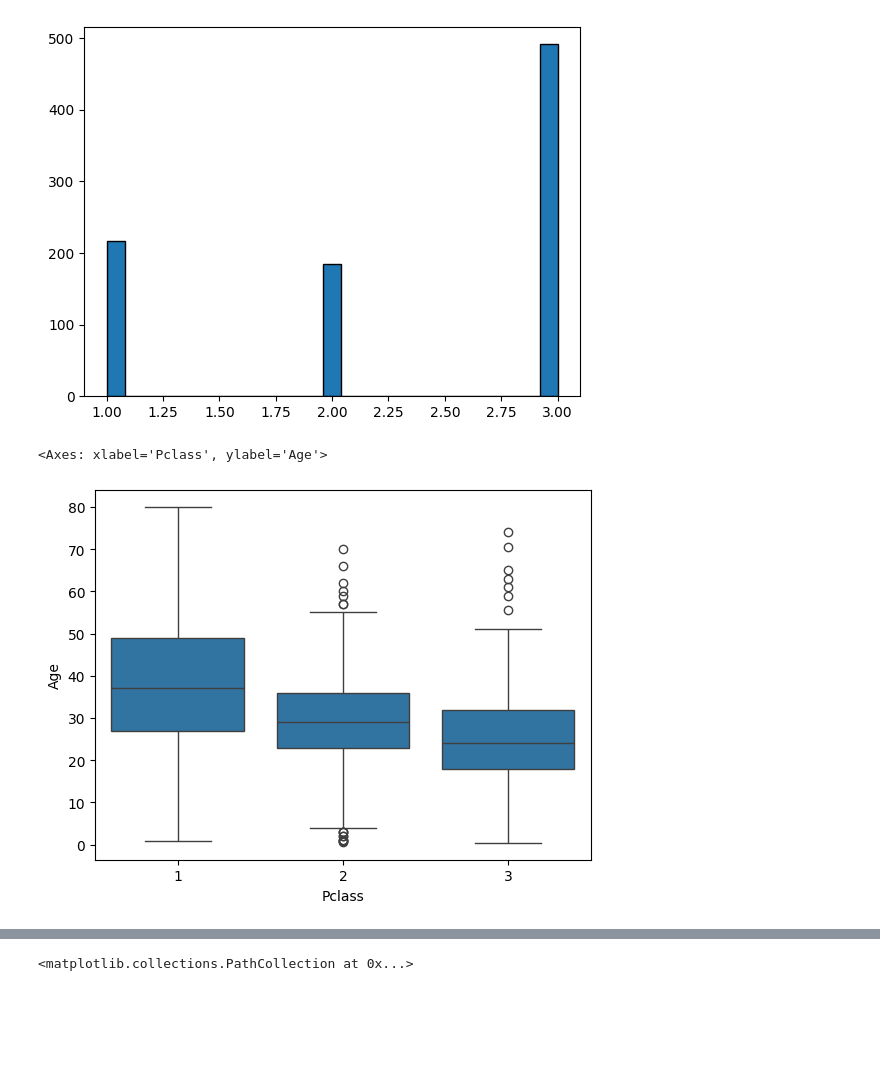
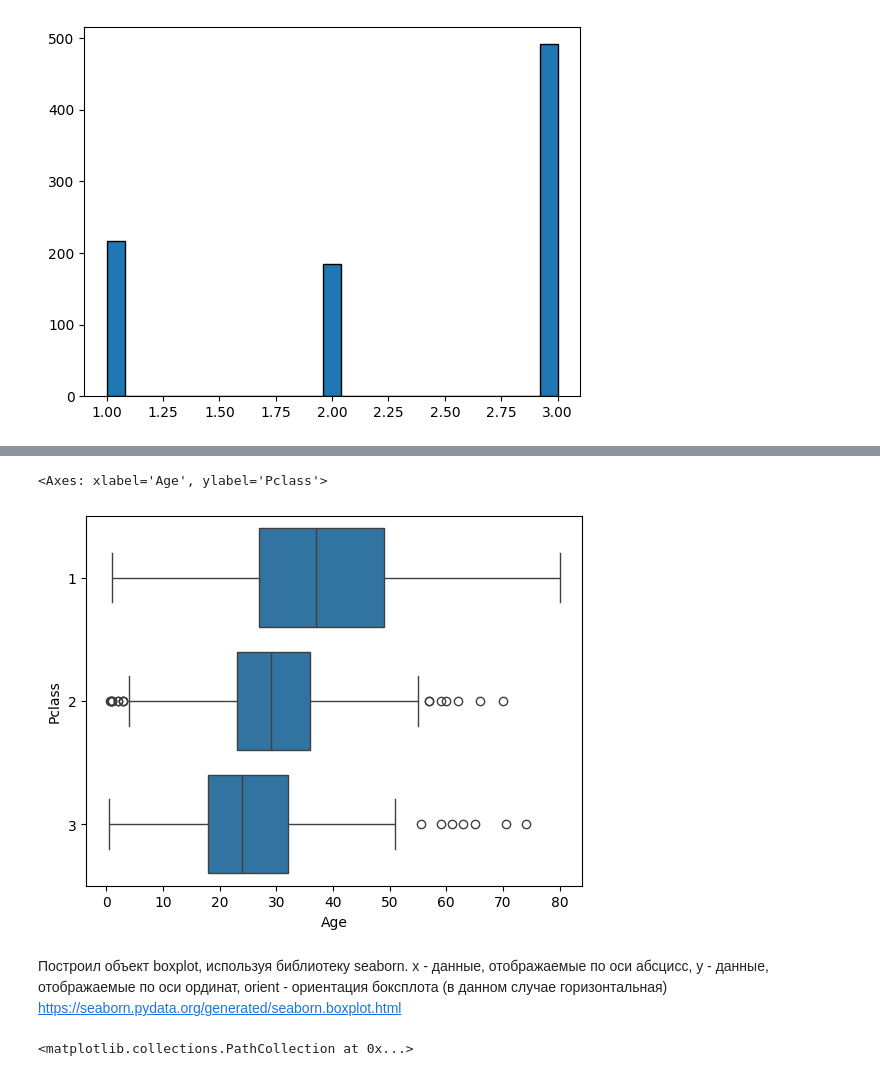
Before and after one commit to Vinyl329/error, a Jupyter notebook: Добро_пожаловать_в_Colaboratory!.ipynb, the cells around one changed output, grey strips where cells are left out. Saved outputs shown, nothing was run; the diff lists cells and outputs as text; code cells hidden in the pictures; blank space fills up the shorter version.

```diff
--- a/Добро_пожаловать_в_Colaboratory!.ipynb
+++ b/Добро_пожаловать_в_Colaboratory!.ipynb
@@ -122,15 +122,18 @@ plt.hist(df['Pclass'], edgecolor = 'black', bins = 25)
         2.76, 2.84, 2.92, 3.  ]),
  <BarContainer object of 25 artists>)
 [figure]
-# %%
-sns.boxplot(x=df['Pclass'], y=df['Age'], data=df.loc[:, ['Age', 'Pclass']], orient='v')
-# %% [output]
-<Axes: xlabel='Pclass', ylabel='Age'>
-[figure, removed]
 # %%
 px.histogram(df, x="Pclass", nbins = 25)
 # %% [output]
 [interactive output not drawn]
+# %%
+sns.boxplot(y=df['Pclass'], x=df['Age'], orient='h')
+# %% [output]
+<Axes: xlabel='Age', ylabel='Pclass'>
+[figure, added]
+# %% [markdown]
+Построил объект boxplot, используя библиотеку seaborn. x - данные, отображаемые по оси абсцисс, y - данные, отображаемые по оси ординат, orient - ориентация боксплота (в данном случае горизонтальная)
+https://seaborn.pydata.org/generated/seaborn.boxplot.html
 # %%
 plt.scatter(df['Age'], df['Pclass'], alpha=0.5)
 # %% [output]
```
Also changed, not shown: parts of 1 cell of this notebook.
